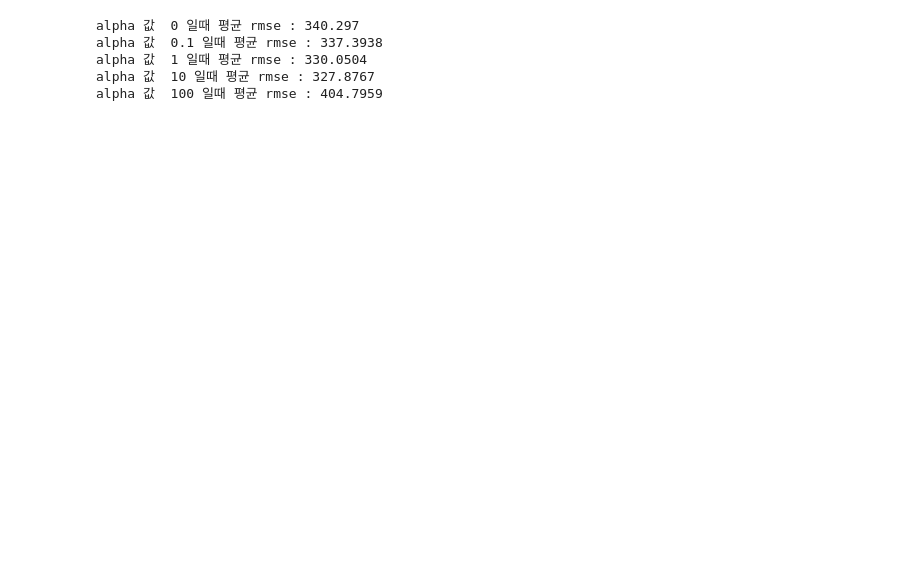
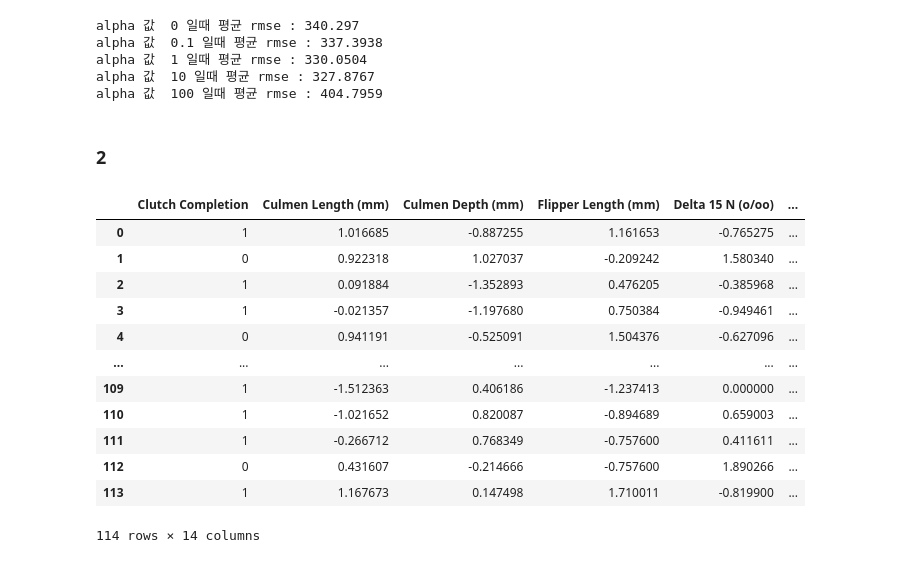
Before and after one commit to SmilingSammy/penguin_weight, a Jupyter notebook: test.ipynb, the cells around one changed output. Drawn from its saved outputs; the diff is of its cells as text; code cells hidden in the pictures; blank space fills up the shorter version.

```diff
--- a/test.ipynb
+++ b/test.ipynb
@@ -257,0 +262,2 @@ sample_submission.to_csv('.penguin_result_{}.csv'.format(datetime.now().strftime
+# %% [markdown]
+### 2
@@ -257,0 +274,16 @@ sample_submission.to_csv('.penguin_result_{}.csv'.format(datetime.now().strftime
+# %%
+train
+# %% [output]
+|  | Clutch Completion | Culmen Length (mm) | Culmen Depth (mm) | Flipper Length (mm) | Delta 15 N (o/oo) | ... |
+| 0 | 1 | 1.016685 | -0.887255 | 1.161653 | -0.765275 | ... |
+| 1 | 0 | 0.922318 | 1.027037 | -0.209242 | 1.580340 | ... |
+| 2 | 1 | 0.091884 | -1.352893 | 0.476205 | -0.385968 | ... |
+| 3 | 1 | -0.021357 | -1.197680 | 0.750384 | -0.949461 | ... |
+| 4 | 0 | 0.941191 | -0.525091 | 1.504376 | -0.627096 | ... |
+| ... | ... | ... | ... | ... | ... | ... |
+| 109 | 1 | -1.512363 | 0.406186 | -1.237413 | 0.000000 | ... |
+| 110 | 1 | -1.021652 | 0.820087 | -0.894689 | 0.659003 | ... |
+| 111 | 1 | -0.266712 | 0.768349 | -0.757600 | 0.411611 | ... |
+| 112 | 0 | 0.431607 | -0.214666 | -0.757600 | 1.890266 | ... |
+| 113 | 1 | 1.167673 | 0.147498 | 1.710011 | -0.819900 | ... |
+114 rows × 14 columns
```
Also changed, not shown: parts of 11 cells of this notebook, 4 other files.
